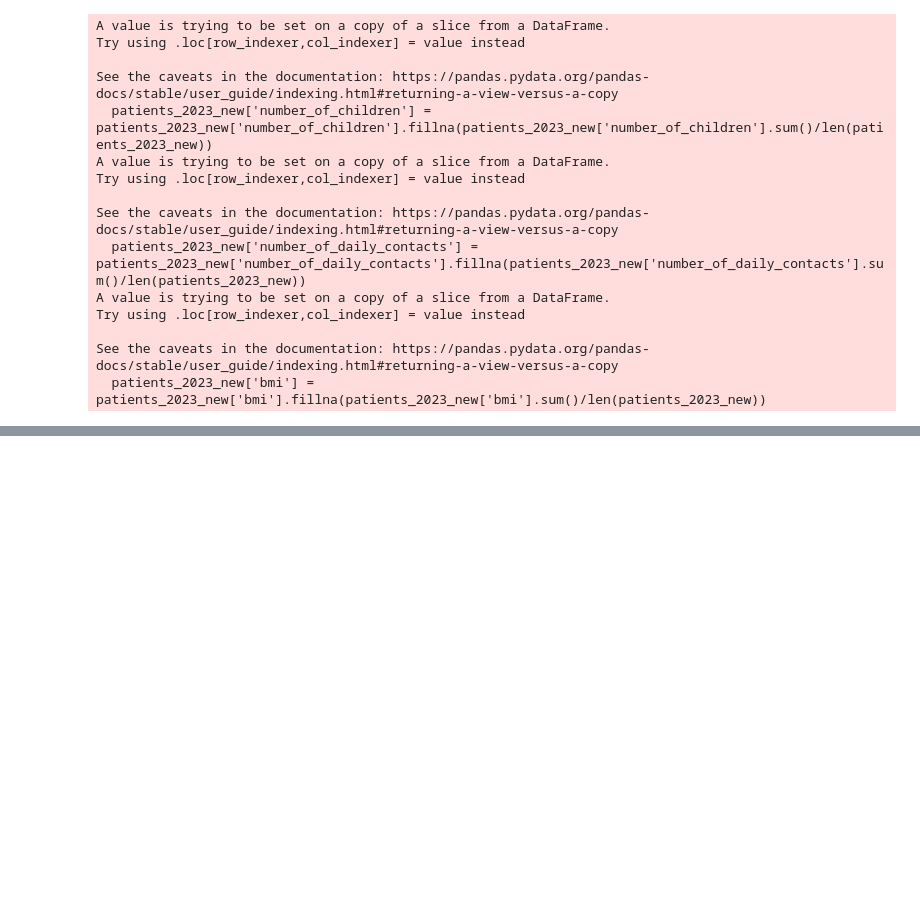
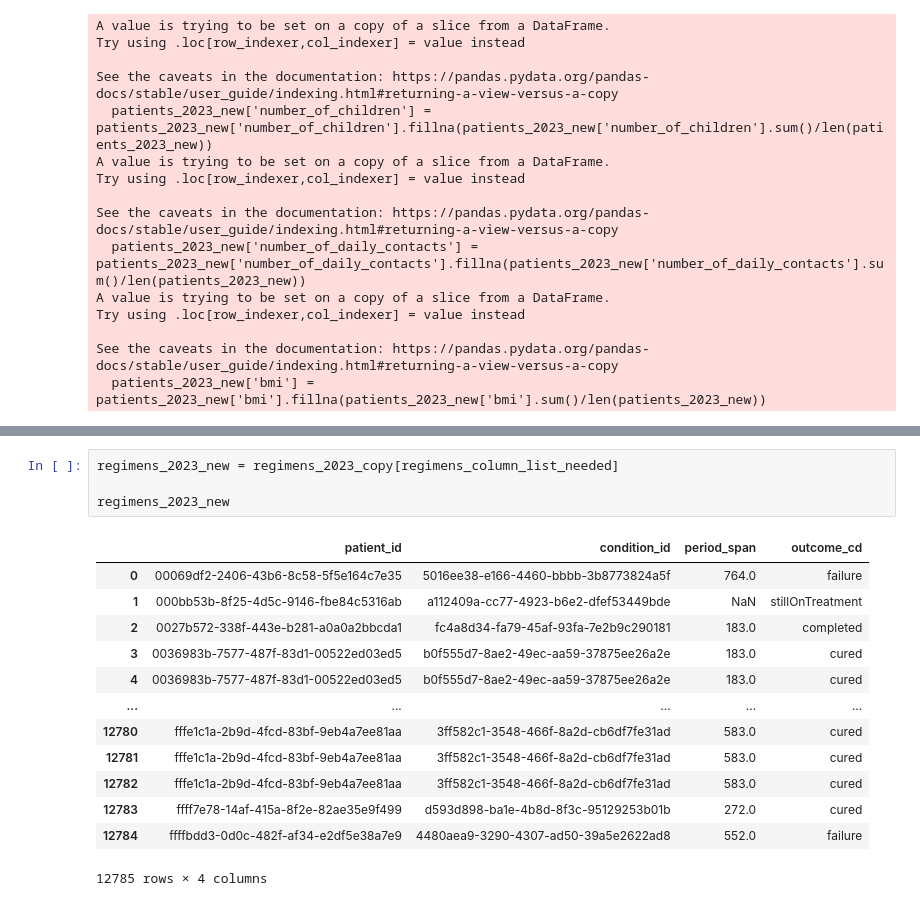
Before and after one commit to Taoheed-O/Tuberculosis_Survival_prediction, a Jupyter notebook: Data_analysis.ipynb, the cells around one changed output, grey strips where cells are left out. Saved outputs shown, nothing was run; the diff lists cells and outputs as text; blank space fills up the shorter version.

```diff
--- a/Data_analysis.ipynb
+++ b/Data_analysis.ipynb
@@ -320,0 +390,18 @@ See the caveats in the documentation: https://pandas.pydata.org/pandas-docs/stab
+# %%
+regimens_2023_new = regimens_2023_copy[regimens_column_list_needed]
+
+regimens_2023_new
+# %% [output]
+|  | patient_id | condition_id | period_span | outcome_cd |
+| 0 | 00069df2-2406-43b6-8c58-5f5e164c7e35 | 5016ee38-e166-4460-bbbb-3b8773824a5f | 764.0 | failure |
+| 1 | 000bb53b-8f25-4d5c-9146-fbe84c5316ab | a112409a-cc77-4923-b6e2-dfef53449bde | NaN | stillOnTreatment |
+| 2 | 0027b572-338f-443e-b281-a0a0a2bbcda1 | fc4a8d34-fa79-45af-93fa-7e2b9c290181 | 183.0 | completed |
+| 3 | 0036983b-7577-487f-83d1-00522ed03ed5 | b0f555d7-8ae2-49ec-aa59-37875ee26a2e | 183.0 | cured |
+| 4 | 0036983b-7577-487f-83d1-00522ed03ed5 | b0f555d7-8ae2-49ec-aa59-37875ee26a2e | 183.0 | cured |
+| ... | ... | ... | ... | ... |
+| 12780 | fffe1c1a-2b9d-4fcd-83bf-9eb4a7ee81aa | 3ff582c1-3548-466f-8a2d-cb6df7fe31ad | 583.0 | cured |
+| 12781 | fffe1c1a-2b9d-4fcd-83bf-9eb4a7ee81aa | 3ff582c1-3548-466f-8a2d-cb6df7fe31ad | 583.0 | cured |
+| 12782 | fffe1c1a-2b9d-4fcd-83bf-9eb4a7ee81aa | 3ff582c1-3548-466f-8a2d-cb6df7fe31ad | 583.0 | cured |
+| 12783 | ffff7e78-14af-415a-8f2e-82ae35e9f499 | d593d898-ba1e-4b8d-8f3c-95129253b01b | 272.0 | cured |
+| 12784 | ffffbdd3-0d0c-482f-af34-e2df5e38a7e9 | 4480aea9-3290-4307-ad50-39a5e2622ad8 | 552.0 | failure |
+12785 rows × 4 columns
```
Also changed, not shown: parts of 11 cells of this notebook.
